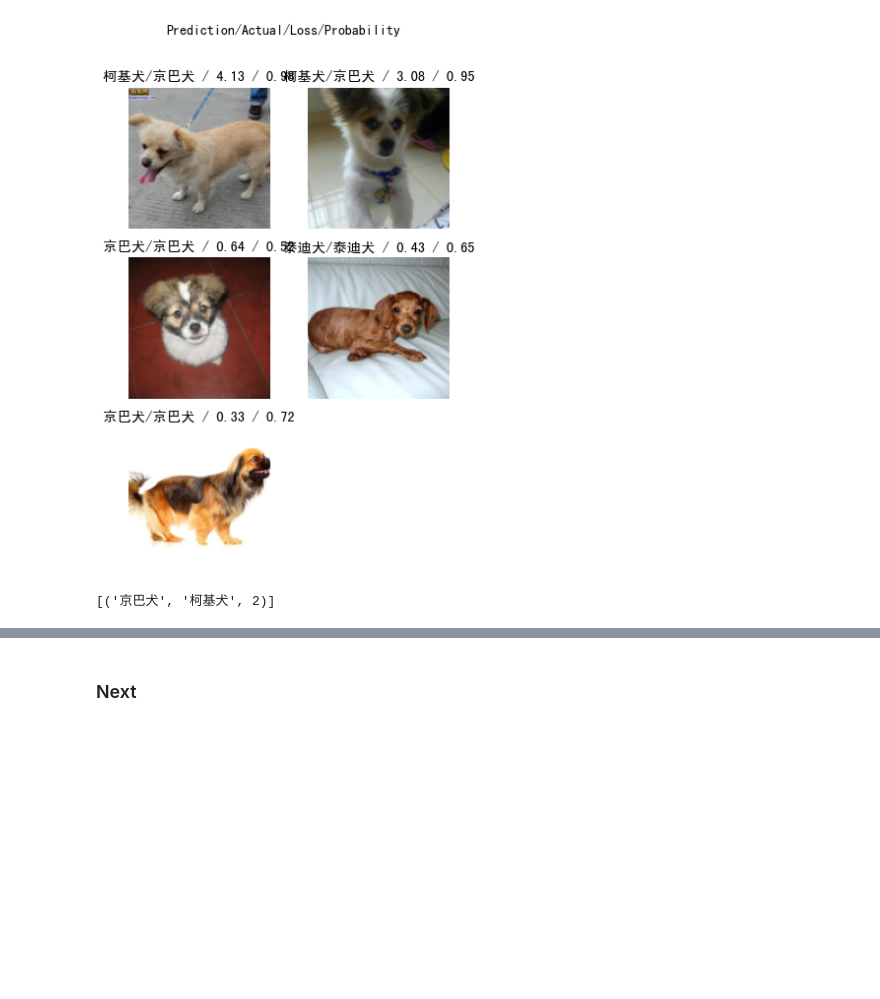
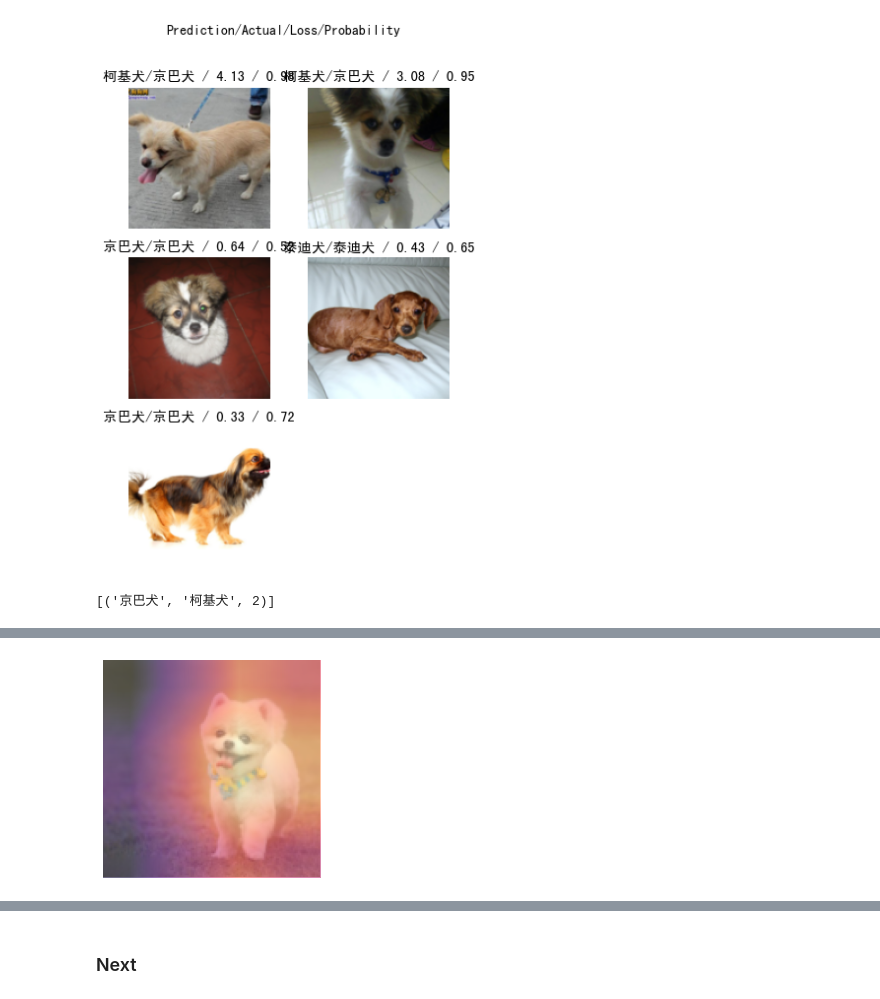
Before and after one commit to ddebby/First_AI_Project, a Jupyter notebook: 01.lab_your_first_ai_project.ipynb, the cells around one changed output, grey strips where cells are left out. Drawn from its saved outputs; the diff is of its cells as text; code cells hidden in the pictures; blank space fills up the shorter version.

```diff
--- a/01.lab_your_first_ai_project.ipynb
+++ b/01.lab_your_first_ai_project.ipynb
@@ -325,0 +431,4 @@ interp.most_confused()
+# %%
+show_heatmap(PILImage.create('imgs/dog.jpg'),learn,2)
+# %% [output]
+[figure, added]
```
Also changed, not shown: parts of 42 cells of this notebook, 6 other files.
